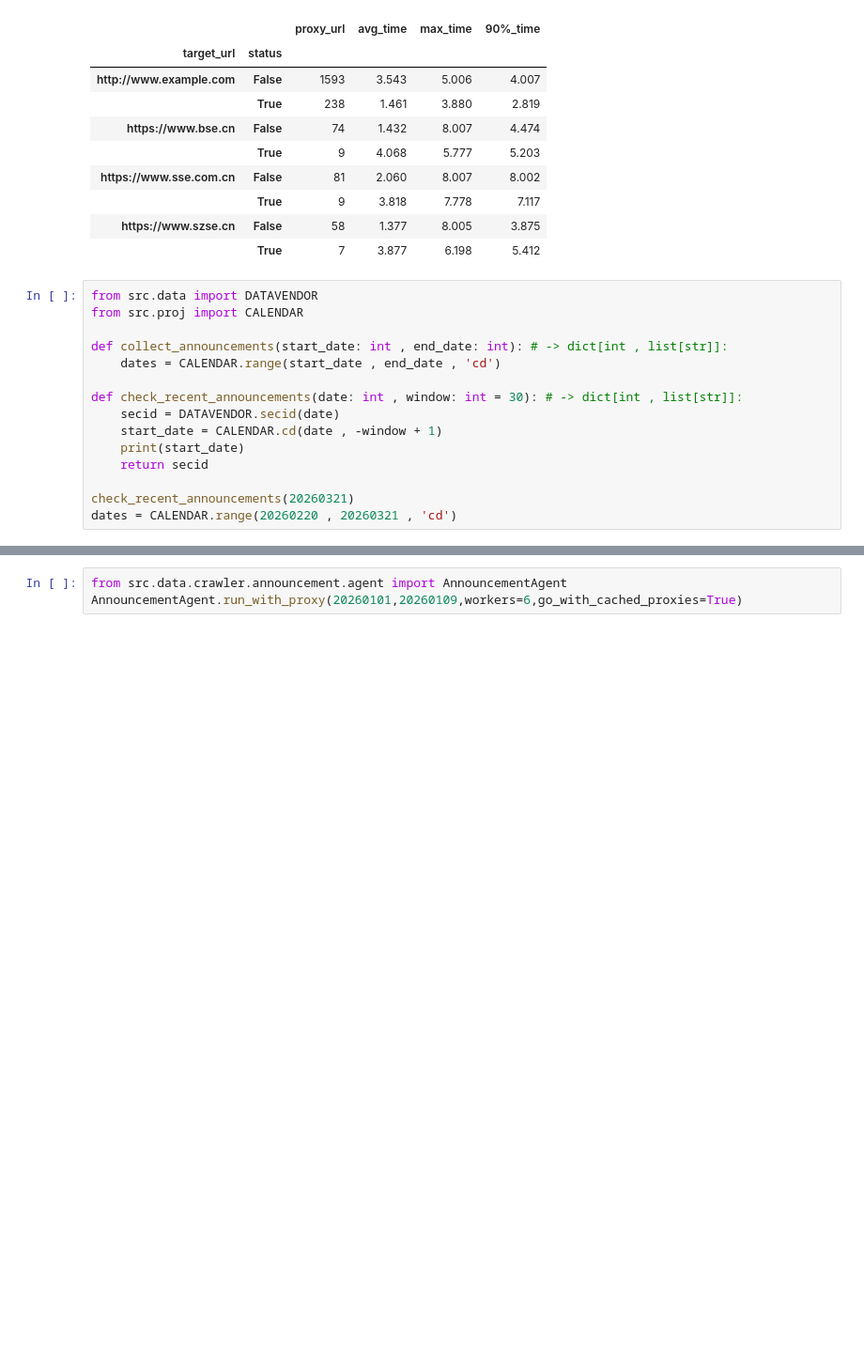
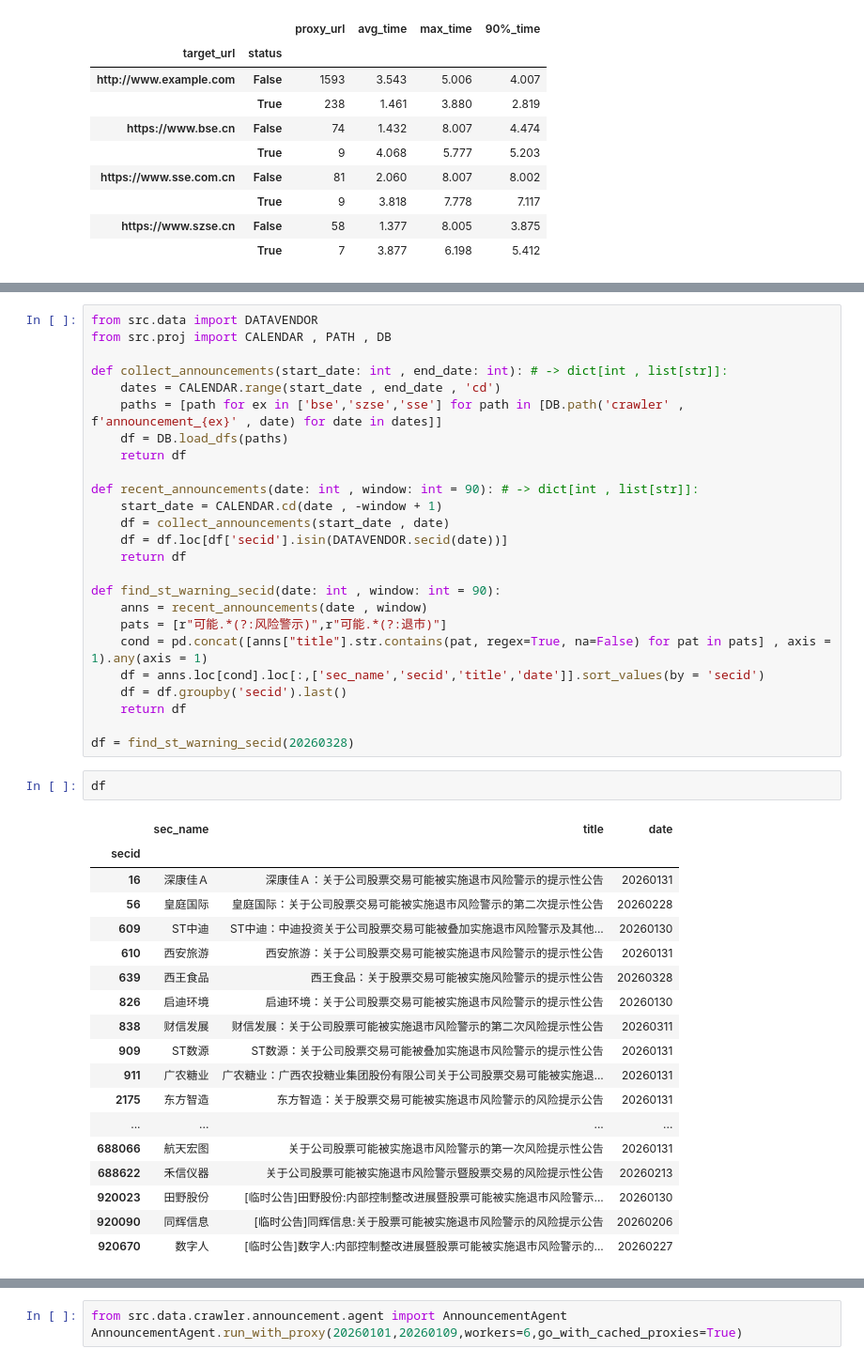
Before and after one commit to mengkjin/learndl, a Jupyter notebook: main.ipynb, the cells around one changed output, grey strips where cells are left out. Shown at 94% size. Saved outputs shown, nothing was run; the diff lists cells and outputs as text; blank space fills up the shorter version.

```diff
--- a/main.ipynb
+++ b/main.ipynb
@@ -149,18 +92,3 @@ AnnouncementAgent.prepare_proxies()
 |  | True | 9 | 3.818 | 7.778 | 7.117 |
 | https://www.szse.cn | False | 58 | 1.377 | 8.005 | 3.875 |
 |  | True | 7 | 3.877 | 6.198 | 5.412 |
-# %%
-from src.data import DATAVENDOR
-from src.proj import CALENDAR
-
-def collect_announcements(start_date: int , end_date: int): # -> dict[int , list[str]]:
-    dates = CALENDAR.range(start_date , end_date , 'cd')
-
-def check_recent_announcements(date: int , window: int = 30): # -> dict[int , list[str]]:
-    secid = DATAVENDOR.secid(date)
-    start_date = CALENDAR.cd(date , -window + 1)
-    print(start_date)
-    return secid
-
-check_recent_announcements(20260321)
-dates = CALENDAR.range(20260220 , 20260321 , 'cd')
@@ -168,0 +216,46 @@ dates = CALENDAR.range(20260220 , 20260321 , 'cd')
+# %%
+from src.data import DATAVENDOR
+from src.proj import CALENDAR , PATH , DB
+
+def collect_announcements(start_date: int , end_date: int): # -> dict[int , list[str]]:
+    dates = CALENDAR.range(start_date , end_date , 'cd')
+    paths = [path for ex in ['bse','szse','sse'] for path in [DB.path('crawler' , f'announcement_{ex}' , date) for date in dates]]
+    df = DB.load_dfs(paths)
+    return df
+
+def recent_announcements(date: int , window: int = 90): # -> dict[int , list[str]]:
+    start_date = CALENDAR.cd(date , -window + 1)
+    df = collect_announcements(start_date , date)
+    df = df.loc[df['secid'].isin(DATAVENDOR.secid(date))]
+    return df
+
+def find_st_warning_secid(date: int , window: int = 90):
+    anns = recent_announcements(date , window)
+    pats = [r"可能.*(?:风险警示)",r"可能.*(?:退市)"]
+    cond = pd.concat([anns["title"].str.contains(pat, regex=True, na=False) for pat in pats] , axis = 1).any(axis = 1)
+    df = anns.loc[cond].loc[:,['sec_name','secid','title','date']].sort_values(by = 'secid')
+    df = df.groupby('secid').last()
+    return df
+
+df = find_st_warning_secid(20260328)
+# %%
+df
+# %% [output]
+|  | sec_name | title | date |
+| secid |  |  |  |
+| 16 | 深康佳Ａ | 深康佳Ａ：关于公司股票交易可能被实施退市风险警示的提示性公告 | 20260131 |
+| 56 | 皇庭国际 | 皇庭国际：关于公司股票交易可能被实施退市风险警示的第二次提示性公告 | 20260228 |
+| 609 | ST中迪 | ST中迪：中迪投资关于公司股票交易可能被叠加实施退市风险警示及其他... | 20260130 |
+| 610 | 西安旅游 | 西安旅游：关于公司股票交易可能被实施退市风险警示的提示性公告 | 20260131 |
+| 639 | 西王食品 | 西王食品：关于股票交易可能被实施风险警示的提示性公告 | 20260328 |
+| 826 | 启迪环境 | 启迪环境：关于公司股票交易可能被实施退市风险警示的提示性公告 | 20260130 |
+| 838 | 财信发展 | 财信发展：关于公司股票可能被实施退市风险警示的第二次风险提示性公告 | 20260311 |
+| 909 | ST数源 | ST数源：关于公司股票交易可能被叠加实施退市风险警示的提示性公告 | 20260131 |
+| 911 | 广农糖业 | 广农糖业：广西农投糖业集团股份有限公司关于公司股票交易可能被实施退... | 20260131 |
+| 2175 | 东方智造 | 东方智造：关于股票交易可能被实施退市风险警示的风险提示公告 | 20260131 |
+| ... | ... | ... | ... |
+| 688066 | 航天宏图 | 关于公司股票可能被实施退市风险警示的第一次风险提示性公告 | 20260131 |
+| 688622 | 禾信仪器 | 关于公司股票可能被实施退市风险警示暨股票交易的风险提示性公告 | 20260213 |
+| 920023 | 田野股份 | [临时公告]田野股份:内部控制整改进展暨股票可能被实施退市风险警示... | 20260130 |
+| 920090 | 同辉信息 | [临时公告]同辉信息:关于股票可能被实施退市风险警示的风险提示公告 | 20260206 |
+| 920670 | 数字人 | [临时公告]数字人:内部控制整改进展暨股票可能被实施退市风险警示的... | 20260227 |
```
Also changed, not shown: parts of 13 cells of this notebook, 56 other files.
